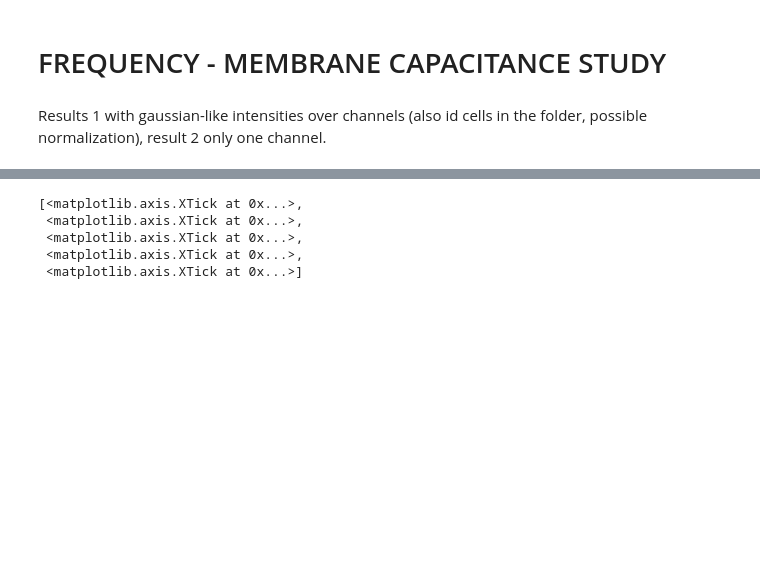
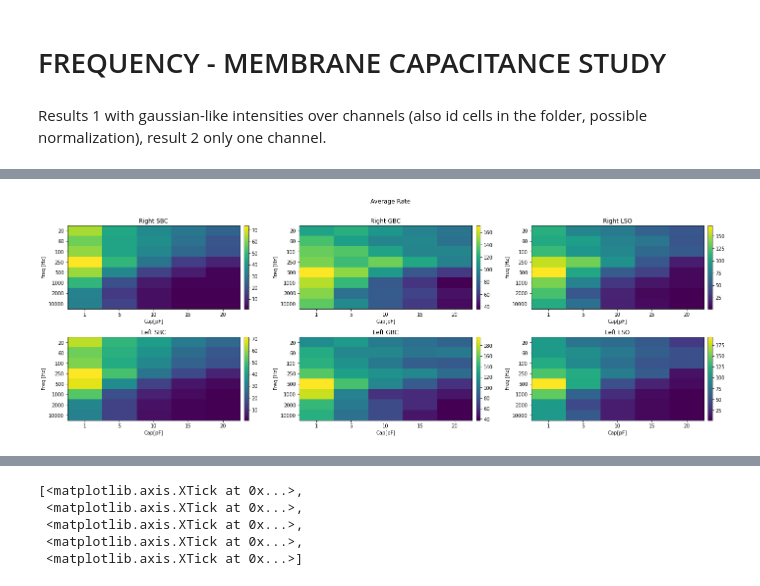
Before and after one commit to francescodesantis/cosyne-tutorial-2022, a Jupyter notebook: codes/cap_tones_results.ipynb, the cells around one changed output, grey strips where cells are left out. Saved outputs shown, nothing was run; the diff lists cells and outputs as text; code cells hidden in the pictures; blank space fills up the shorter version.

```diff
--- a/codes/cap_tones_results.ipynb
+++ b/codes/cap_tones_results.ipynb
@@ -317,0 +110,51 @@ for n in range(len(nuclei)):
+# %%
+mat_rates = np.zeros((2, len(nuclei), len(freqs), len(caps)))
+mat_indexes = np.zeros_like(mat_rates)
+mat_indexes2 = np.zeros_like(mat_rates)
+mat_position_indexes = np.zeros_like(mat_rates)
+
+viridis = plt.cm.get_cmap('viridis', 100)
+fig, ax = plt.subplots(2,len(nuclei)-1, figsize=(20,7))
+
+
+for n in range(len(nuclei)-1):
+        for i in range(len(freqs)):
+            for j in range(len(caps)):
+                #print(freqs[i],"Hz", caps[j], "pF")
+                #print(np.loadtxt('/home/ubuntu/cosyne-tutorial-2022/Results{}/spikes_{}_r_freq_{}_C_{}'.format(n_folder, nuclei[n], freqs[i],caps[j])).size)
+                #print("______________")
+                mat_rates[0,n,i,j] = (np.loadtxt('/home/ubuntu/cosyne-tutorial-2022/results{}/spikes_{}_r_freq_{}_C_{}'.format(n_folder, nuclei[n], freqs[i],caps[j]))).size
+                mat_rates[1,n,i,j] = (np.loadtxt('/home/ubuntu/cosyne-tutorial-2022/results{}/spikes_{}_l_freq_{}_C_{}'.format(n_folder, nuclei[n], freqs[i],caps[j]))).size
+                ac_cells_r = np.loadtxt('/home/ubuntu/cosyne-tutorial-2022/results{}/id_{}_r_freq_{}_C_{}'.format(n_folder, nuclei[n], freqs[i],caps[j]))[0].size
+                ac_cells_l = np.loadtxt('/home/ubuntu/cosyne-tutorial-2022/results{}/id_{}_l_freq_{}_C_{}'.format(n_folder, nuclei[n], freqs[i],caps[j]))[0].size
+                mat_rates[0,n,i,j] /= ac_cells_r
+                mat_rates[1,n,i,j] /= ac_cells_l
+
+        im = ax[0,n].imshow(mat_rates[0,n,:,:],cmap=viridis, aspect = 'auto')
+        ticks = np.arange(len(freqs))
+        ax[0,n].set_yticks(ticks)
+        ax[0,n].set_yticklabels(freqs)
+        ax[0,n].set_ylabel("Freq [Hz]")
+        ticks = np.arange(len(caps))
+        ax[0,n].set_xticks(ticks)
+        ax[0,n].set_xticklabels(caps)
+        ax[0,n].set_xlabel("Cap[pF]")
+        ax[0,n].set_title("Right {}".format(nuclei[n]))
+        cbar = fig.colorbar(im, ax=ax[0,n], pad=0.02)
+
+        im = ax[1,n].imshow(mat_rates[1, n,:,:],cmap=viridis, aspect = 'auto')
+        ticks = np.arange(len(freqs))
+        ax[1,n].set_yticks(ticks)
+        ax[1,n].set_yticklabels(freqs)
+        ax[1,n].set_ylabel("Freq [Hz]")
+        ticks = np.arange(len(caps))
+        ax[1,n].set_xticks(ticks)
+        ax[1,n].set_xticklabels(caps)
+        ax[1,n].set_xlabel("Cap[pF]")
+        ax[1,n].set_title("Left {}".format(nuclei[n]))
+        cbar = fig.colorbar(im, ax=ax[1,n], pad=0.02)
+
+fig.suptitle("Average Rate\n")
+fig.tight_layout()
+# %% [output]
+[figure, added]
```
Also changed, not shown: parts of 31 cells of this notebook.
